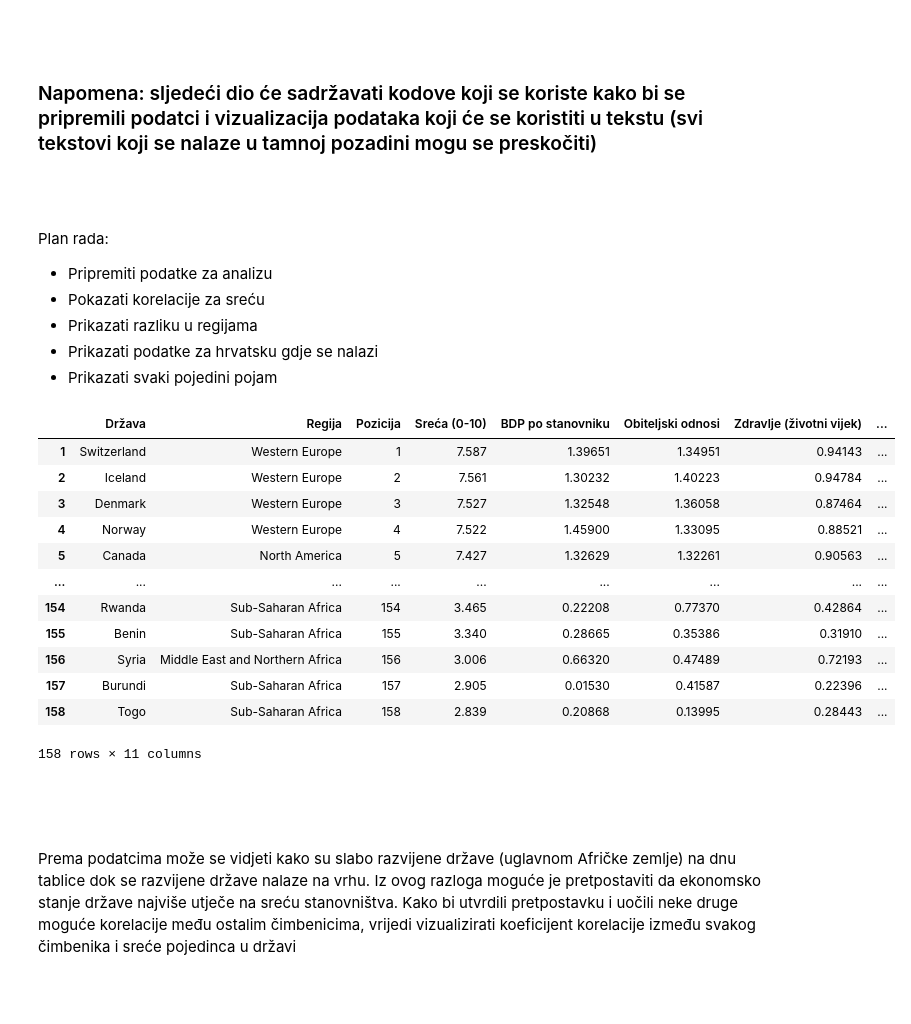
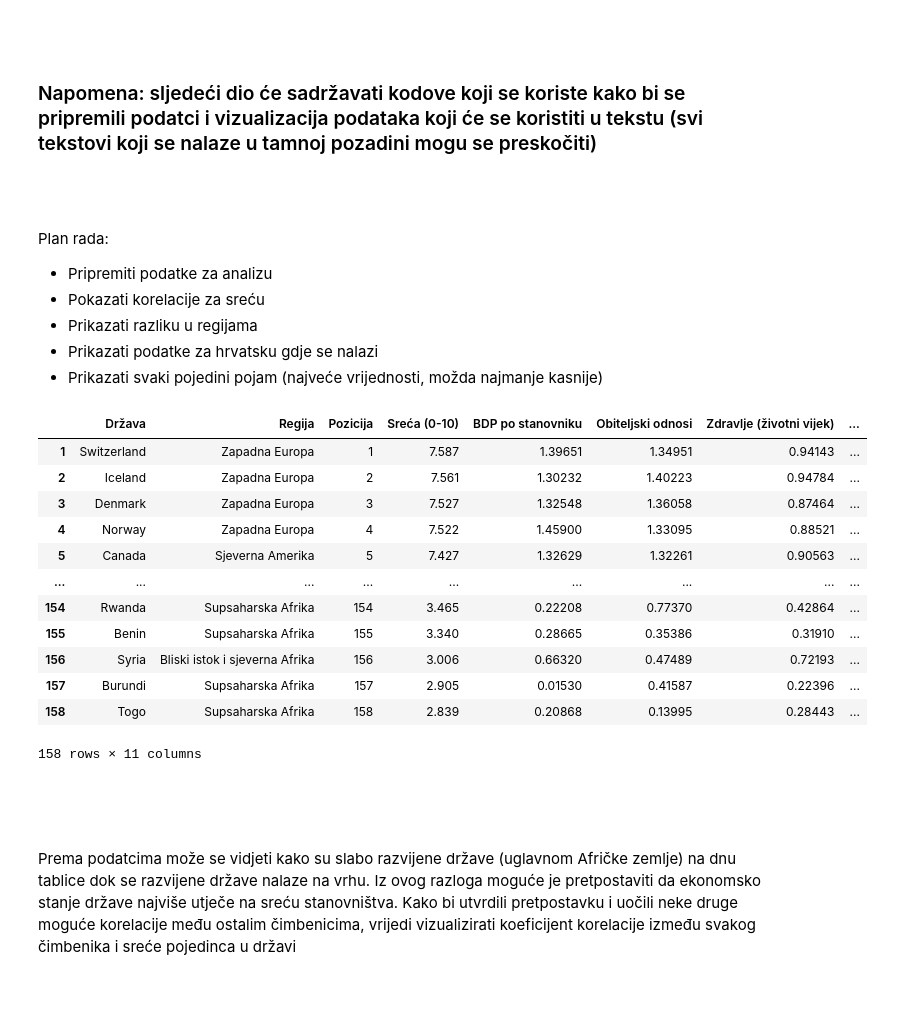
Before and after one commit to jslavic/radzaskolu, a Jupyter notebook: SkolskiRad.ipynb, the cells around one changed output. Cells and saved outputs as stored; diff of their text form; code cells hidden in the pictures.

```diff
--- a/SkolskiRad.ipynb
+++ b/SkolskiRad.ipynb
@@ -13,44 +13,66 @@ Plan rada:
 * Pokazati korelacije za sreću
 * Prikazati razliku u regijama
 * Prikazati podatke za hrvatsku gdje se nalazi
-* Prikazati svaki pojedini pojam
+* Prikazati svaki pojedini pojam (najveće vrijednosti, možda najmanje kasnije)
 # %%
 import pandas as pd
 import numpy as np
 import matplotlib.pyplot as plt
 import seaborn as sns
 
 podatci = pd.read_csv('PodatciStanovnistvo.csv')
 podatci.index = np.arange(1, len(podatci)+1)
 podatci.drop("Standard Error", axis=1, inplace=True)
 podatci = podatci.rename(columns={
     "Happiness Rank": "Pozicija",
     "Country": "Država",
     "Region": "Regija",
     "Happiness Score": "Sreća (0-10)",
     "Economy (GDP per Capita)": "BDP po stanovniku",
     "Family": "Obiteljski odnosi",
     "Health (Life Expectancy)": "Zdravlje (životni vijek)",
     "Freedom": "Sloboda",
     "Trust (Government Corruption)": "Odsutnost političke korupcije",
     "Generosity": "Velikodušnost stanovništva",
     "Dystopia Residual": "Ostatak (neobjašnjive komponente)"
 })
 
+for i, row in podatci.iterrows():
+    if row["Regija"] == "Southern Asia":
+        podatci.at[i, "Regija"] = "Južna Azija"
+    if row["Regija"] == "Sub-Saharan Africa":
+        podatci.at[i, "Regija"] = "Supsaharska Afrika"
+    if row["Regija"] == "Eastern Asia":
+        podatci.at[i, "Regija"] = "Istočna Azija"
+    if row["Regija"] == "Southeastern Asia":
+        podatci.at[i, "Regija"] = "Jugoistočna Azija"
+    if row["Regija"] == "Latin America and Caribbean":
+        podatci.at[i, "Regija"] = "Latinska Amerika i Karibi"
+    if row["Regija"] == "Middle East and Northern Africa":
+        podatci.at[i, "Regija"] = "Bliski istok i sjeverna Afrika"
+    if row["Regija"] == "Australia and New Zealand":
+        podatci.at[i, "Regija"] = "Australija i Novi Zeland"
+    if row["Regija"] == "North America":
+        podatci.at[i, "Regija"] = "Sjeverna Amerika"
+    if row["Regija"] == "Western Europe":
+        podatci.at[i, "Regija"] = "Zapadna Europa"
+    if row["Regija"] == "Central and Eastern Europe":
+        podatci.at[i, "Regija"] = "Središnja i Istočna Europa"
+
 podatci
 # %% [output]
 |  | Država | Regija | Pozicija | Sreća (0-10) | BDP po stanovniku | Obiteljski odnosi | Zdravlje (životni vijek) | ... |
-| 1 | Switzerland | Western Europe | 1 | 7.587 | 1.39651 | 1.34951 | 0.94143 | ... |
-| 2 | Iceland | Western Europe | 2 | 7.561 | 1.30232 | 1.40223 | 0.94784 | ... |
-| 3 | Denmark | Western Europe | 3 | 7.527 | 1.32548 | 1.36058 | 0.87464 | ... |
-| 4 | Norway | Western Europe | 4 | 7.522 | 1.45900 | 1.33095 | 0.88521 | ... |
-| 5 | Canada | North America | 5 | 7.427 | 1.32629 | 1.32261 | 0.90563 | ... |
+| 1 | Switzerland | Zapadna Europa | 1 | 7.587 | 1.39651 | 1.34951 | 0.94143 | ... |
+| 2 | Iceland | Zapadna Europa | 2 | 7.561 | 1.30232 | 1.40223 | 0.94784 | ... |
+| 3 | Denmark | Zapadna Europa | 3 | 7.527 | 1.32548 | 1.36058 | 0.87464 | ... |
+| 4 | Norway | Zapadna Europa | 4 | 7.522 | 1.45900 | 1.33095 | 0.88521 | ... |
+| 5 | Canada | Sjeverna Amerika | 5 | 7.427 | 1.32629 | 1.32261 | 0.90563 | ... |
 | ... | ... | ... | ... | ... | ... | ... | ... | ... |
-| 154 | Rwanda | Sub-Saharan Africa | 154 | 3.465 | 0.22208 | 0.77370 | 0.42864 | ... |
-| 155 | Benin | Sub-Saharan Africa | 155 | 3.340 | 0.28665 | 0.35386 | 0.31910 | ... |
-| 156 | Syria | Middle East and Northern Africa | 156 | 3.006 | 0.66320 | 0.47489 | 0.72193 | ... |
-| 157 | Burundi | Sub-Saharan Africa | 157 | 2.905 | 0.01530 | 0.41587 | 0.22396 | ... |
-| 158 | Togo | Sub-Saharan Africa | 158 | 2.839 | 0.20868 | 0.13995 | 0.28443 | ... |
+| 154 | Rwanda | Supsaharska Afrika | 154 | 3.465 | 0.22208 | 0.77370 | 0.42864 | ... |
+| 155 | Benin | Supsaharska Afrika | 155 | 3.340 | 0.28665 | 0.35386 | 0.31910 | ... |
+| 156 | Syria | Bliski istok i sjeverna Afrika | 156 | 3.006 | 0.66320 | 0.47489 | 0.72193 | ... |
+| 157 | Burundi | Supsaharska Afrika | 157 | 2.905 | 0.01530 | 0.41587 | 0.22396 | ... |
+| 158 | Togo | Supsaharska Afrika | 158 | 2.839 | 0.20868 | 0.13995 | 0.28443 | ... |
 158 rows × 11 columns
 # %% [markdown]
 <br><br><br>Prema podatcima može se vidjeti kako su slabo razvijene države (uglavnom Afričke zemlje) na dnu tablice dok se razvijene države nalaze na vrhu. Iz ovog razloga moguće je pretpostaviti da ekonomsko stanje države najviše utječe na sreću stanovništva. Kako bi utvrdili pretpostavku i uočili neke druge moguće korelacije među ostalim čimbenicima, vrijedi vizualizirati koeficijent korelacije između svakog čimbenika i sreće pojedinca u državi<br><br><br>
```
Also changed, not shown: parts of 25 cells of this notebook.
